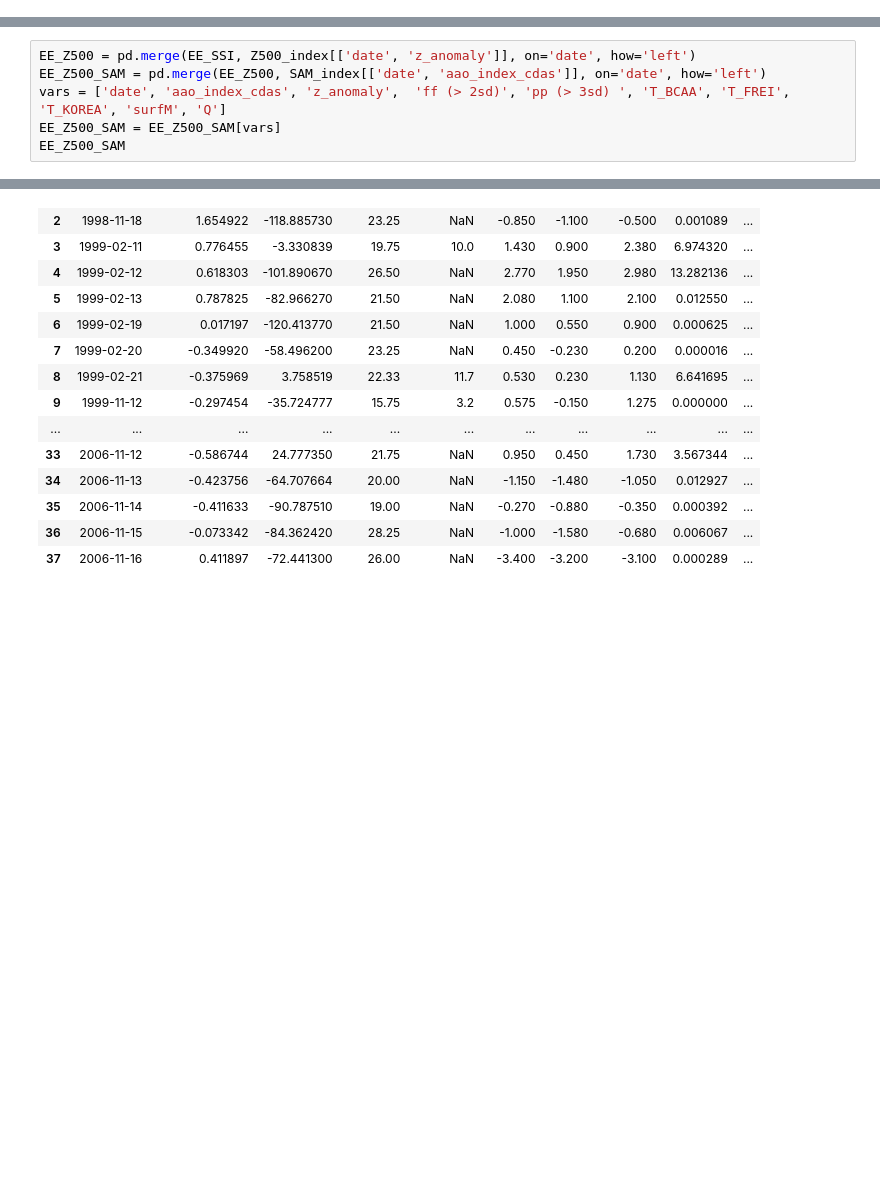
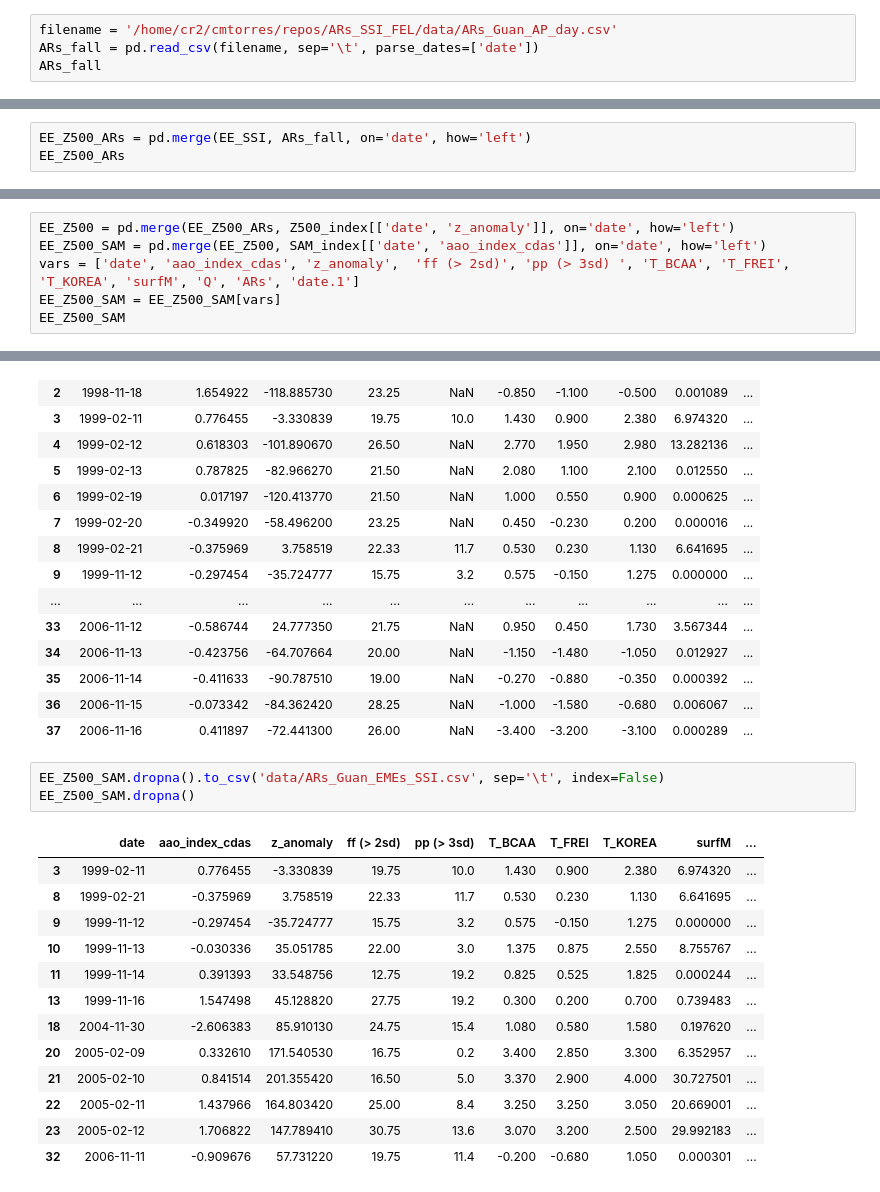
Before and after one commit to cryohydromettools/ARs_SSI_FEL, a Jupyter notebook: 5_EE_SSI_SAM_Z500.ipynb, the cells around one changed output, grey strips where cells are left out. Cells and saved outputs as stored; diff of their text form; blank space fills up the shorter version.

Commit message:
ARs Guan

```diff
--- a/5_EE_SSI_SAM_Z500.ipynb
+++ b/5_EE_SSI_SAM_Z500.ipynb
@@ -112,3 +112,7 @@ EE_Z500
 | 35 | 2006 | 11 | 14 | 19.00 | NaN | -0.270 | -0.880 | -0.350 | 2006-11-14 | 0.000392 | ... |
 | 36 | 2006 | 11 | 15 | 28.25 | NaN | -1.000 | -1.580 | -0.680 | 2006-11-15 | 0.006067 | ... |
 | 37 | 2006 | 11 | 16 | 26.00 | NaN | -3.400 | -3.200 | -3.100 | 2006-11-16 | 0.000289 | ... |
+# %%
+filename = '/home/cr2/cmtorres/repos/ARs_SSI_FEL/data/ARs_Guan_AP_day.csv'
+ARs_fall = pd.read_csv(filename, sep='\t', parse_dates=['date'])
+ARs_fall
@@ -114,0 +133,3 @@ EE_Z500
+# %%
+EE_Z500_ARs = pd.merge(EE_SSI, ARs_fall, on='date', how='left')
+EE_Z500_ARs
@@ -115,7 +154,7 @@ EE_Z500
 # %%
-EE_Z500 = pd.merge(EE_SSI, Z500_index[['date', 'z_anomaly']], on='date', how='left')
+EE_Z500 = pd.merge(EE_Z500_ARs, Z500_index[['date', 'z_anomaly']], on='date', how='left')
 EE_Z500_SAM = pd.merge(EE_Z500, SAM_index[['date', 'aao_index_cdas']], on='date', how='left')
-vars = ['date', 'aao_index_cdas', 'z_anomaly',  'ff (> 2sd)', 'pp (> 3sd) ', 'T_BCAA', 'T_FREI', 'T_KOREA', 'surfM', 'Q']
+vars = ['date', 'aao_index_cdas', 'z_anomaly',  'ff (> 2sd)', 'pp (> 3sd) ', 'T_BCAA', 'T_FREI', 'T_KOREA', 'surfM', 'Q', 'ARs', 'date.1']
 EE_Z500_SAM = EE_Z500_SAM[vars]
 EE_Z500_SAM
 # %% [output]
@@ -136,3 +175,20 @@ EE_Z500_SAM
 | 35 | 2006-11-14 | -0.411633 | -90.787510 | 19.00 | NaN | -0.270 | -0.880 | -0.350 | 0.000392 | ... |
 | 36 | 2006-11-15 | -0.073342 | -84.362420 | 28.25 | NaN | -1.000 | -1.580 | -0.680 | 0.006067 | ... |
 | 37 | 2006-11-16 | 0.411897 | -72.441300 | 26.00 | NaN | -3.400 | -3.200 | -3.100 | 0.000289 | ... |
+# %%
+EE_Z500_SAM.dropna().to_csv('data/ARs_Guan_EMEs_SSI.csv', sep='\t', index=False)
+EE_Z500_SAM.dropna()
+# %% [output]
+|  | date | aao_index_cdas | z_anomaly | ff (> 2sd) | pp (> 3sd) | T_BCAA | T_FREI | T_KOREA | surfM | ... |
+| 3 | 1999-02-11 | 0.776455 | -3.330839 | 19.75 | 10.0 | 1.430 | 0.900 | 2.380 | 6.974320 | ... |
+| 8 | 1999-02-21 | -0.375969 | 3.758519 | 22.33 | 11.7 | 0.530 | 0.230 | 1.130 | 6.641695 | ... |
+| 9 | 1999-11-12 | -0.297454 | -35.724777 | 15.75 | 3.2 | 0.575 | -0.150 | 1.275 | 0.000000 | ... |
+| 10 | 1999-11-13 | -0.030336 | 35.051785 | 22.00 | 3.0 | 1.375 | 0.875 | 2.550 | 8.755767 | ... |
+| 11 | 1999-11-14 | 0.391393 | 33.548756 | 12.75 | 19.2 | 0.825 | 0.525 | 1.825 | 0.000244 | ... |
+| 13 | 1999-11-16 | 1.547498 | 45.128820 | 27.75 | 19.2 | 0.300 | 0.200 | 0.700 | 0.739483 | ... |
+| 18 | 2004-11-30 | -2.606383 | 85.910130 | 24.75 | 15.4 | 1.080 | 0.580 | 1.580 | 0.197620 | ... |
+| 20 | 2005-02-09 | 0.332610 | 171.540530 | 16.75 | 0.2 | 3.400 | 2.850 | 3.300 | 6.352957 | ... |
+| 21 | 2005-02-10 | 0.841514 | 201.355420 | 16.50 | 5.0 | 3.370 | 2.900 | 4.000 | 30.727501 | ... |
+| 22 | 2005-02-11 | 1.437966 | 164.803420 | 25.00 | 8.4 | 3.250 | 3.250 | 3.050 | 20.669001 | ... |
+| 23 | 2005-02-12 | 1.706822 | 147.789410 | 30.75 | 13.6 | 3.070 | 3.200 | 2.500 | 29.992183 | ... |
+| 32 | 2006-11-11 | -0.909676 | 57.731220 | 19.75 | 11.4 | -0.200 | -0.680 | 1.050 | 0.000301 | ... |
```
Also changed, not shown: parts of 6 cells of this notebook, 18 other files.
